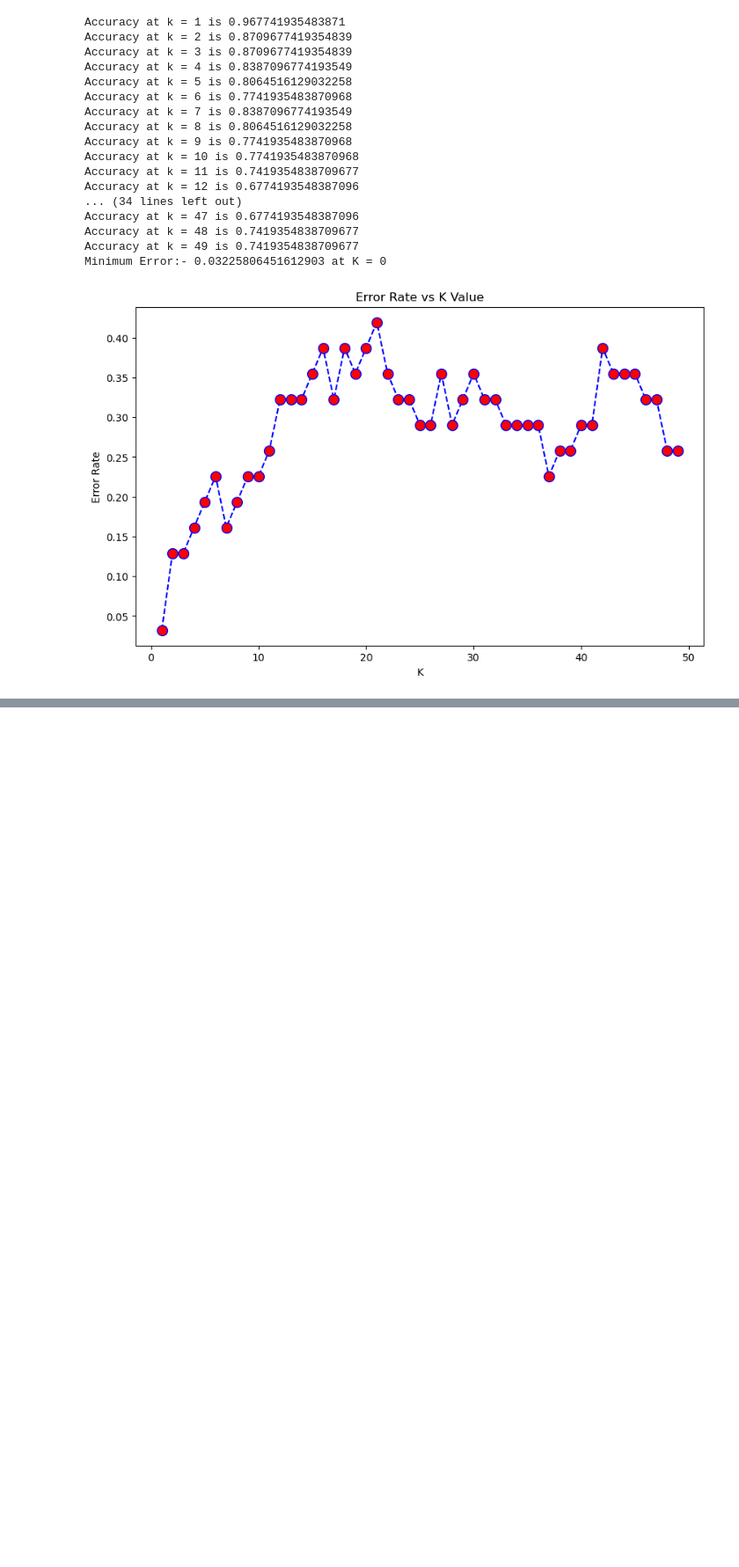
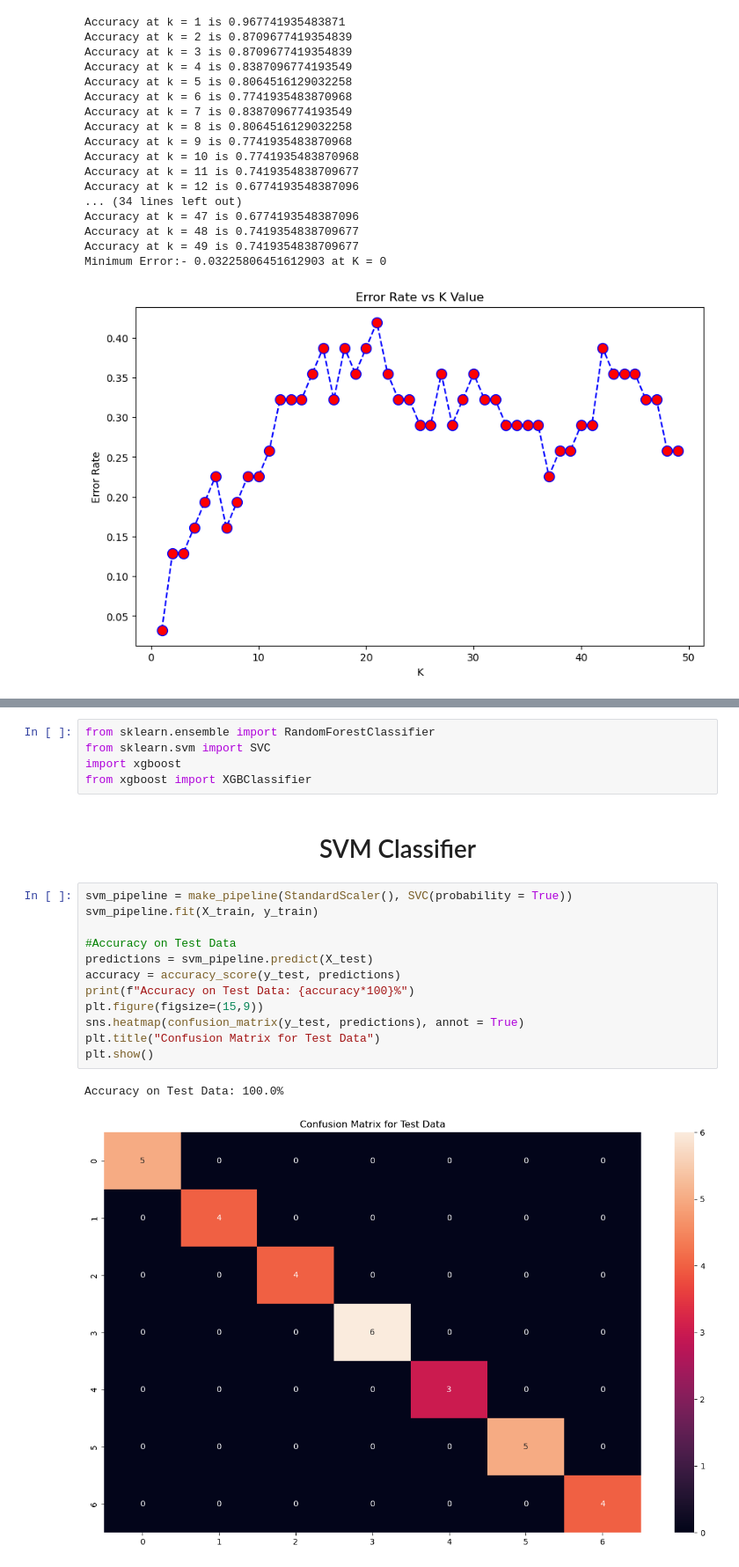
Before and after one commit to aryanraj-544/Fertilizer-Predictor, a Jupyter notebook: model_trial.ipynb, the cells around one changed output, grey strips where cells are left out. Shown: that part at 88% size. Drawn from its saved outputs; the diff is of its cells as text; blank space fills up the shorter version.

```diff
--- a/model_trial.ipynb
+++ b/model_trial.ipynb
@@ -193,0 +210,22 @@ Minimum Error:- 0.03225806451612903 at K = 0
+# %%
+from sklearn.ensemble import RandomForestClassifier
+from sklearn.svm import SVC
+import xgboost
+from xgboost import XGBClassifier
+# %% [markdown]
+# <center>SVM Classifier
+# %%
+svm_pipeline = make_pipeline(StandardScaler(), SVC(probability = True))
+svm_pipeline.fit(X_train, y_train)
+
+#Accuracy on Test Data
+predictions = svm_pipeline.predict(X_test)
+accuracy = accuracy_score(y_test, predictions)
+print(f"Accuracy on Test Data: {accuracy*100}%")
+plt.figure(figsize=(15,9))
+sns.heatmap(confusion_matrix(y_test, predictions), annot = True)
+plt.title("Confusion Matrix for Test Data")
+plt.show()
+# %% [output]
+Accuracy on Test Data: 100.0%
+[figure, added]
```
Also changed, not shown: parts of 9 cells of this notebook, 6 other files.
